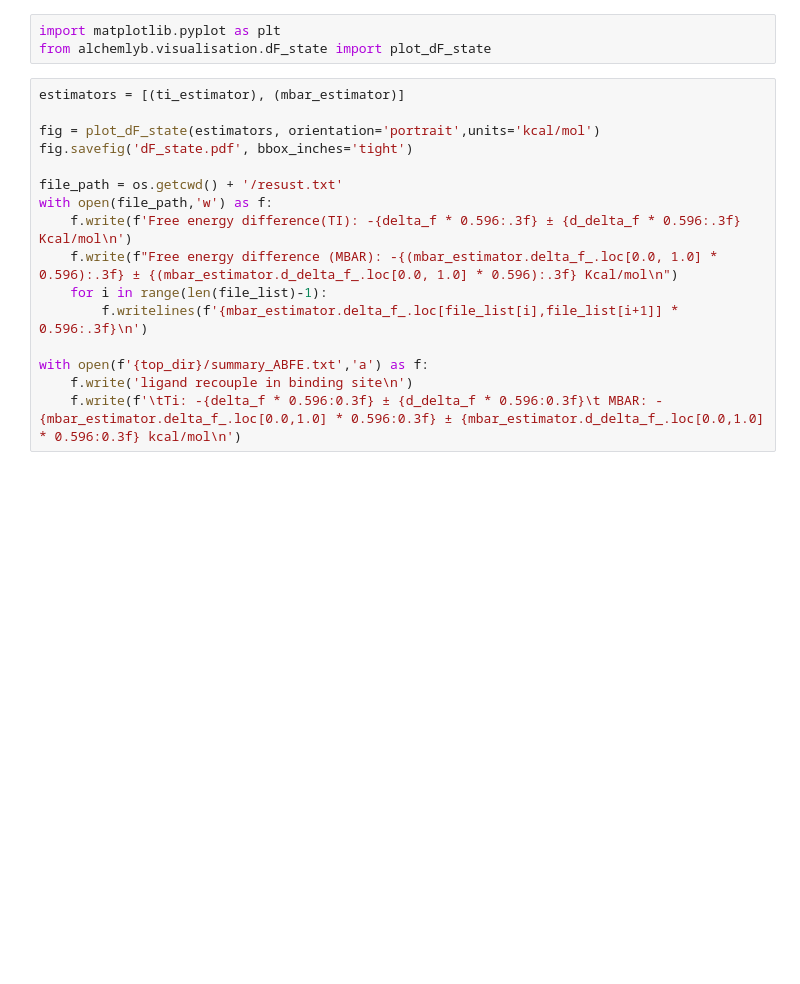
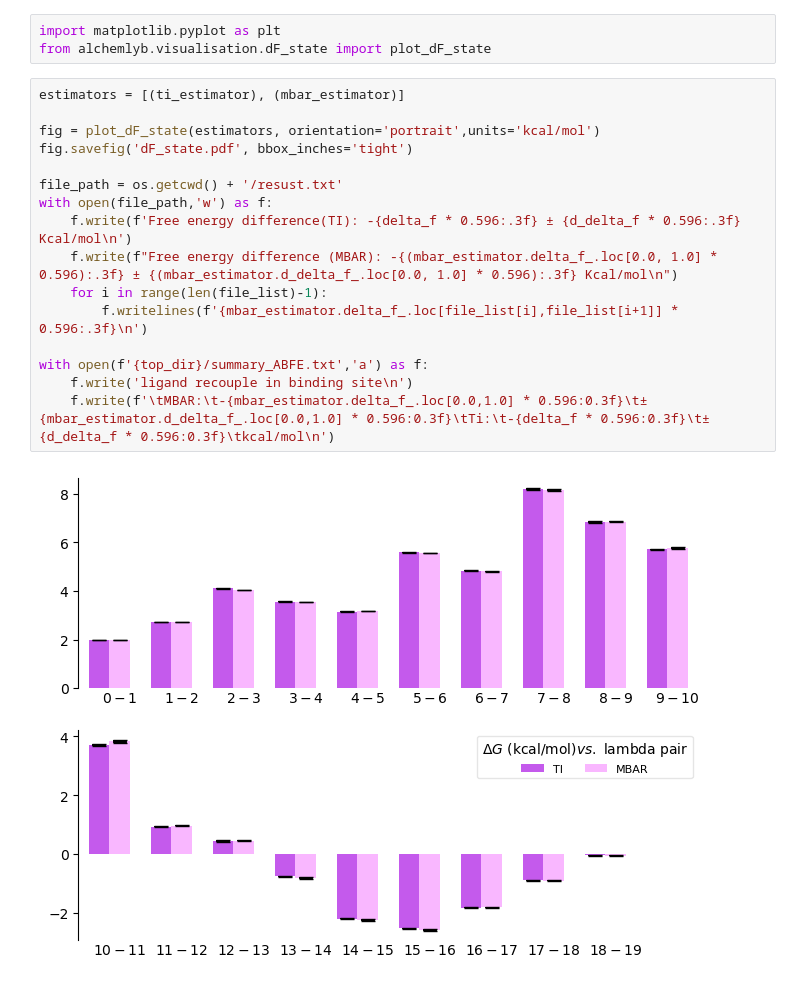
Before and after one commit to argentumgun/FEP-templete, a Jupyter notebook: free_energy/05_analysis_complex_onestep.ipynb, the cells around one changed output. Cells and saved outputs as stored; diff of their text form; blank space fills up the shorter version.

```diff
--- a/free_energy/05_analysis_complex_onestep.ipynb
+++ b/free_energy/05_analysis_complex_onestep.ipynb
@@ -49,16 +105,18 @@ from alchemlyb.visualisation.dF_state import plot_dF_state
 # %%
 estimators = [(ti_estimator), (mbar_estimator)]
 
 fig = plot_dF_state(estimators, orientation='portrait',units='kcal/mol')
 fig.savefig('dF_state.pdf', bbox_inches='tight')
 
 file_path = os.getcwd() + '/resust.txt'
 with open(file_path,'w') as f:
     f.write(f'Free energy difference(TI): -{delta_f * 0.596:.3f} ± {d_delta_f * 0.596:.3f} Kcal/mol\n')
     f.write(f"Free energy difference (MBAR): -{(mbar_estimator.delta_f_.loc[0.0, 1.0] * 0.596):.3f} ± {(mbar_estimator.d_delta_f_.loc[0.0, 1.0] * 0.596):.3f} Kcal/mol\n")
     for i in range(len(file_list)-1):
         f.writelines(f'{mbar_estimator.delta_f_.loc[file_list[i],file_list[i+1]] * 0.596:.3f}\n')
 
 with open(f'{top_dir}/summary_ABFE.txt','a') as f:
     f.write('ligand recouple in binding site\n')
-    f.write(f'\tTi: -{delta_f * 0.596:0.3f} ± {d_delta_f * 0.596:0.3f}\t MBAR: -{mbar_estimator.delta_f_.loc[0.0,1.0] * 0.596:0.3f} ± {mbar_estimator.d_delta_f_.loc[0.0,1.0] * 0.596:0.3f} kcal/mol\n')
+    f.write(f'\tMBAR:\t-{mbar_estimator.delta_f_.loc[0.0,1.0] * 0.596:0.3f}\t± {mbar_estimator.d_delta_f_.loc[0.0,1.0] * 0.596:0.3f}\tTi:\t-{delta_f * 0.596:0.3f}\t± {d_delta_f * 0.596:0.3f}\tkcal/mol\n')
+# %% [output]
+[figure, added]
```
Also changed, not shown: parts of 7 cells of this notebook, 2 other files.
